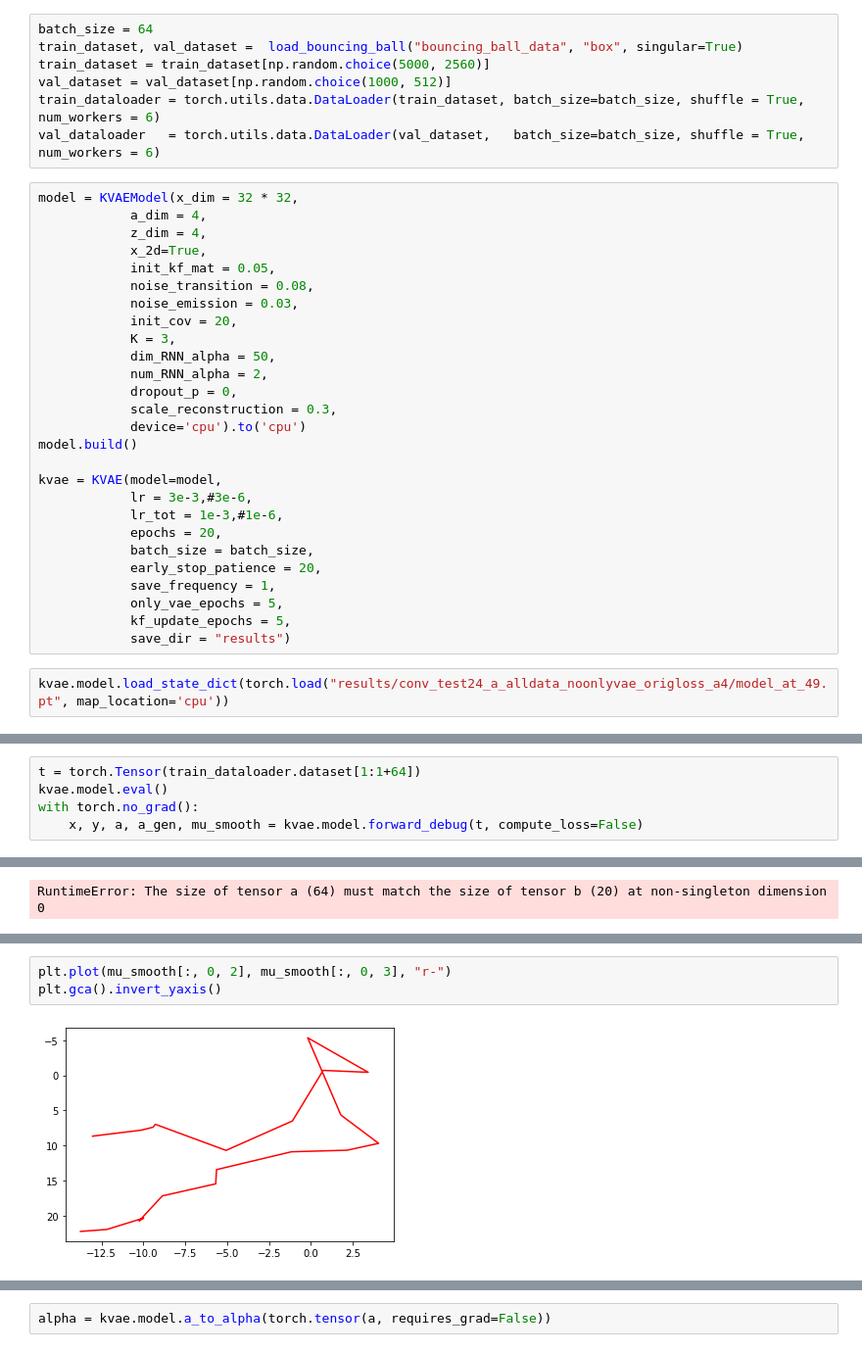
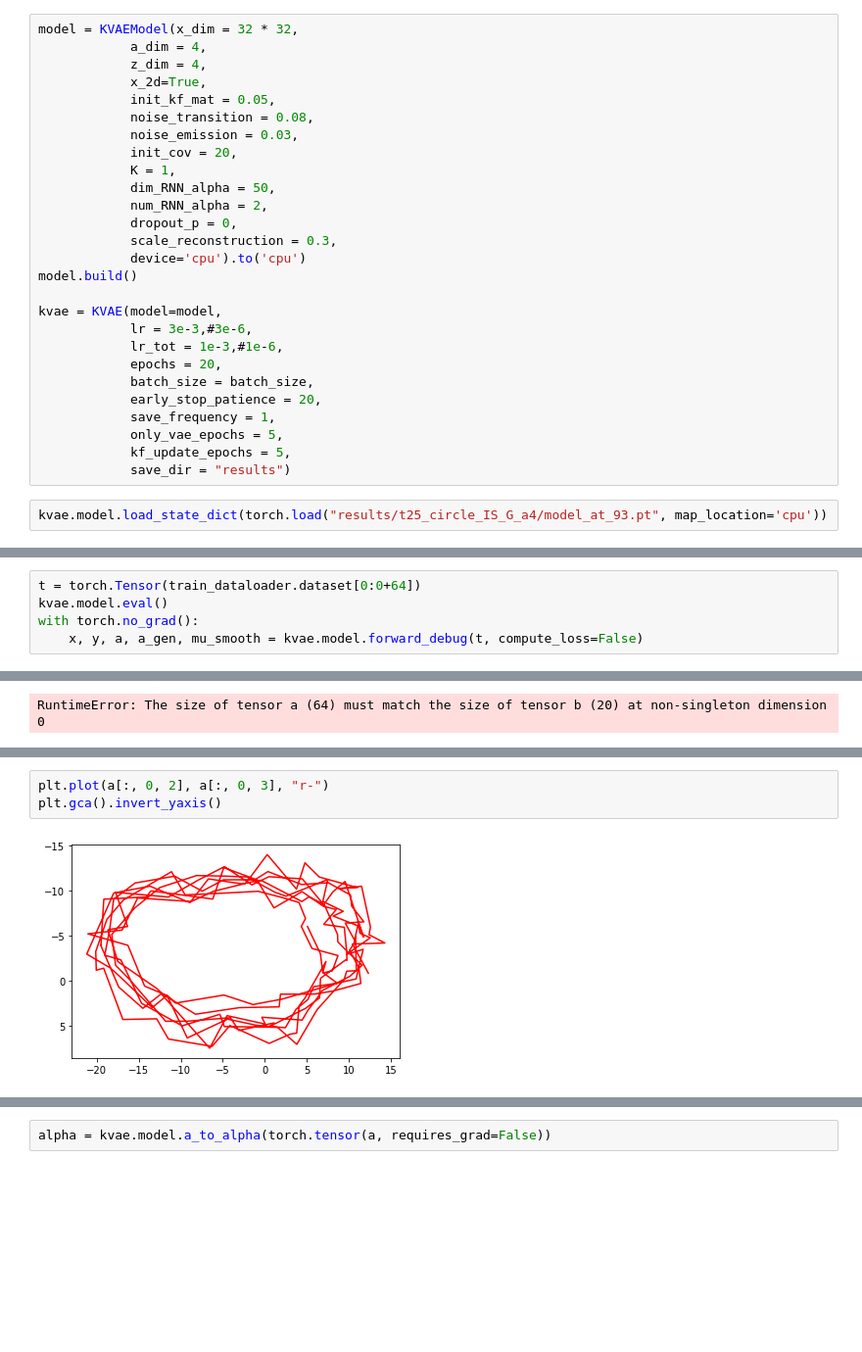
Before and after one commit to Andrewwango/dynamic_vaes, a Jupyter notebook: test.ipynb, the cells around one changed output, grey strips where cells are left out. Shown at 98% size. Saved outputs shown, nothing was run; the diff lists cells and outputs as text; blank space fills up the shorter version.

Commit message:
elliptical test

```diff
--- a/test.ipynb
+++ b/test.ipynb
@@ -18,10 +21,3 @@ train_dataloader = torch.utils.data.DataLoader(train_dataset, batch_size=64, shu
-# %%
-batch_size = 64
-train_dataset, val_dataset =  load_bouncing_ball("bouncing_ball_data", "box", singular=True)
-train_dataset = train_dataset[np.random.choice(5000, 2560)]
-val_dataset = val_dataset[np.random.choice(1000, 512)]
-train_dataloader = torch.utils.data.DataLoader(train_dataset, batch_size=batch_size, shuffle = True, num_workers = 6)
-val_dataloader   = torch.utils.data.DataLoader(val_dataset,   batch_size=batch_size, shuffle = True, num_workers = 6)
 # %%
 model = KVAEModel(x_dim = 32 * 32,
             a_dim = 4,
@@ -31,7 +27,7 @@ model = KVAEModel(x_dim = 32 * 32,
             noise_transition = 0.08,
             noise_emission = 0.03,
             init_cov = 20,
-            K = 3,
+            K = 1,
             dim_RNN_alpha = 50,
             num_RNN_alpha = 2,
             dropout_p = 0,
@@ -50,7 +46,7 @@ kvae = KVAE(model=model,
             kf_update_epochs = 5,
             save_dir = "results")
 # %%
-kvae.model.load_state_dict(torch.load("results/conv_test24_a_alldata_noonlyvae_origloss_a4/model_at_49.pt", map_location='cpu'))
+kvae.model.load_state_dict(torch.load("results/t25_circle_IS_G_a4/model_at_93.pt", map_location='cpu'))
 # %% [output]
 <All keys matched successfully>
 # %%
@@ -60,5 +56,5 @@ torch.Size([64, 32, 32, 40]) (64, 32, 32, 40)
 # %%
-t = torch.Tensor(train_dataloader.dataset[1:1+64])
+t = torch.Tensor(train_dataloader.dataset[0:0+64])
 kvae.model.eval()
 with torch.no_grad():
     x, y, a, a_gen, mu_smooth = kvae.model.forward_debug(t, compute_loss=False)
@@ -74,5 +70,5 @@ plt.gca().invert_yaxis()
 # %%
-plt.plot(mu_smooth[:, 0, 2], mu_smooth[:, 0, 3], "r-")
+plt.plot(a[:, 0, 2], a[:, 0, 3], "r-")
 plt.gca().invert_yaxis()
 # %% [output]
-[figure, old version]
+[figure, new version]
```
Also changed, not shown: parts of 4 cells of this notebook, 8 other files.
